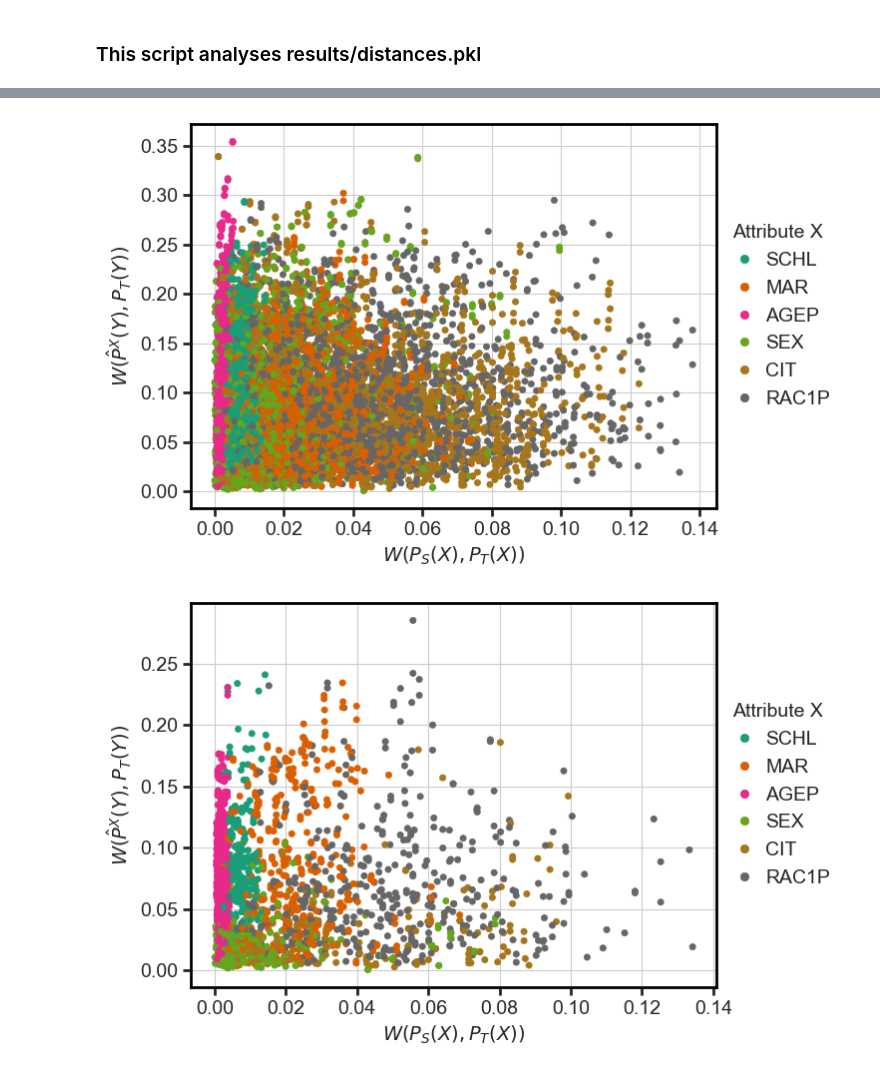
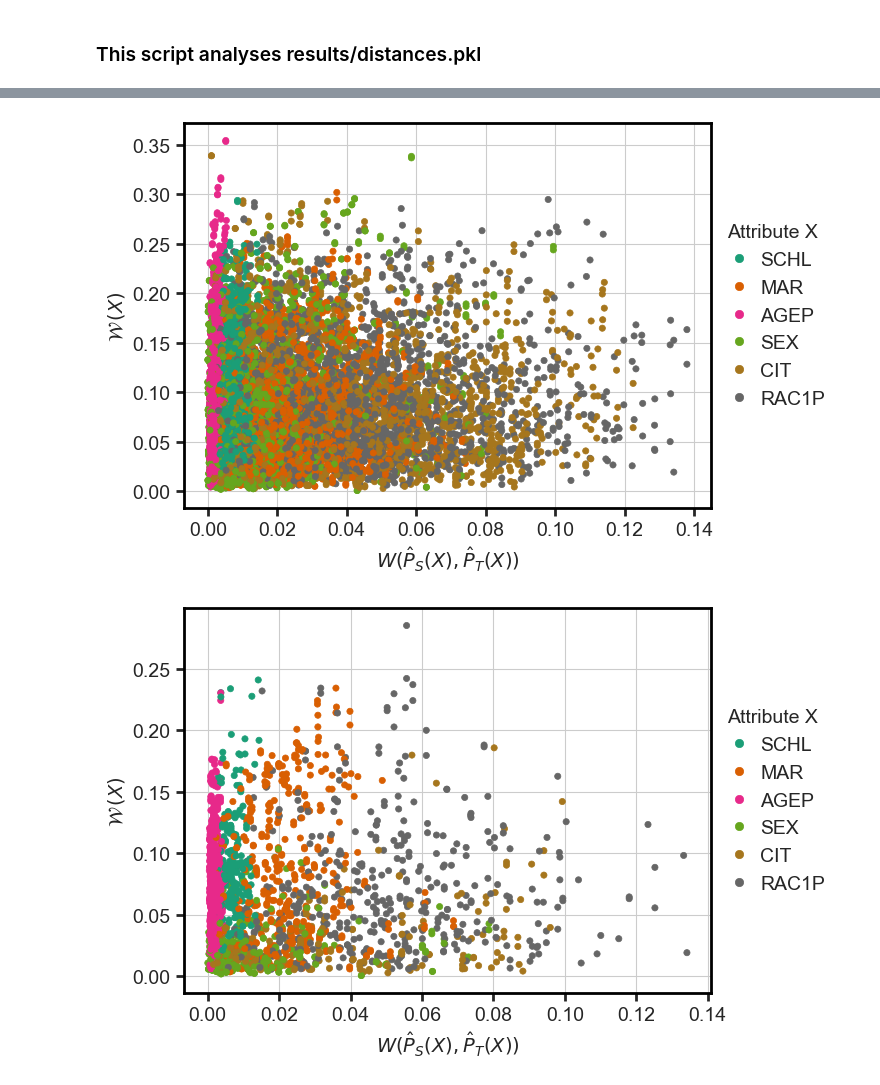
Before and after one commit to ks555/domain-adaptive-trees, a Jupyter notebook: src/02_PlotDistances.ipynb, the cells around one changed output, grey strips where cells are left out. Drawn from its saved outputs; the diff is of its cells as text; code cells hidden in the pictures.

```diff
--- a/src/02_PlotDistances.ipynb
+++ b/src/02_PlotDistances.ipynb
@@ -59,16 +59,17 @@ a2pos = {a:i for i, a in enumerate(attributes)}
 atts = [a2pos[a] for k, d in dists.items() for a, v in d.items()]
 # %%
 _, ax = plt.subplots(figsize=(4, 5))
-scatter = ax.scatter(d_att, d_y_cond, c=atts, linewidths = .5, marker ="o", s=20, cmap="Dark2") # https://matplotlib.org/stable/tutorials/colors/colormaps.html
-plt.xlabel('$W( P_S(X), P_T(X) )$')
-plt.ylabel('$W( \hat{P}^X(Y), P_T(Y) )$')
+scatter = ax.scatter(w_st, w_y_cond, c=atts, linewidths = .5, marker ="o", s=20, cmap="Dark2") # https://matplotlib.org/stable/tutorials/colors/colormaps.html
+plt.xlabel('$W( \hat{P}_S(X), \hat{P}_T(X) )$')
+#plt.ylabel('$W( \hat{P}^X(Y), P_T(Y) )$')
+plt.ylabel('$\mathcal{W}\,( X )$')
 pos = ax.get_position()
 ax.set_position([pos.x0, pos.y0, pos.width * 1.7, pos.height])
 ax.legend(scatter.legend_elements()[0], attributes, title="Attribute X", loc='center right', handletextpad=0.1, bbox_to_anchor=(1.25, 0.5))
 plt.savefig('results/fig1.png', bbox_inches='tight', dpi=400)
 plt.show()
 # %% [output]
-[figure, old version]
+[figure, new version]
 # %%
 # target domain attribute for probability estimation (X_w in Eq. 13)
 att_xws = dict()
@@ -79,20 +80,21 @@ for source in states:
             continue
         _dict = dists[(source, target)]
         # target domain knowledge: select attribute with smallest marginal conditional distance
-        att_xw = min(_dict, key=lambda k: _dict[k]['d_y_cond'])
+        att_xw = min(_dict, key=lambda k: _dict[k]['w_y_cond'])
         att_xws[(source, target)] = att_xw
-        x.append(_dict[att_xw]['d_att'])
-        y.append(_dict[att_xw]['d_y_cond'])
+        x.append(_dict[att_xw]['w_st'])
+        y.append(_dict[att_xw]['w_y_cond'])
         c.append(a2pos[att_xw])
 # %%
 # Same plot but only for the atts that minimize the d_y_cond for each source-target pair
 _, ax = plt.subplots(figsize=(4, 5))
 scatter = ax.scatter(x, y, c=c, linewidths = .5, marker ="o", s=20, cmap="Dark2")
-plt.xlabel('$W( P_S(X), P_T(X) )$')
-plt.ylabel('$W( \hat{P}^X(Y), P_T(Y) )$')
+plt.xlabel('$W( \hat{P}_S(X), \hat{P}_T(X) )$')
+#plt.ylabel('$W( \hat{P}^X(Y), P_T(Y) )$')
+plt.ylabel('$\mathcal{W}\,( X )$')
 pos = ax.get_position()
 ax.set_position([pos.x0, pos.y0, pos.width * 1.7, pos.height])
 ax.legend(scatter.legend_elements()[0], attributes, title="Attribute X", loc='center right', handletextpad=0.1, bbox_to_anchor=(1.25, 0.5))
 plt.show()
 # %% [output]
-[figure, old version]
+[figure, new version]
```
Also changed, not shown: parts of 3 cells of this notebook, 6 other files.
